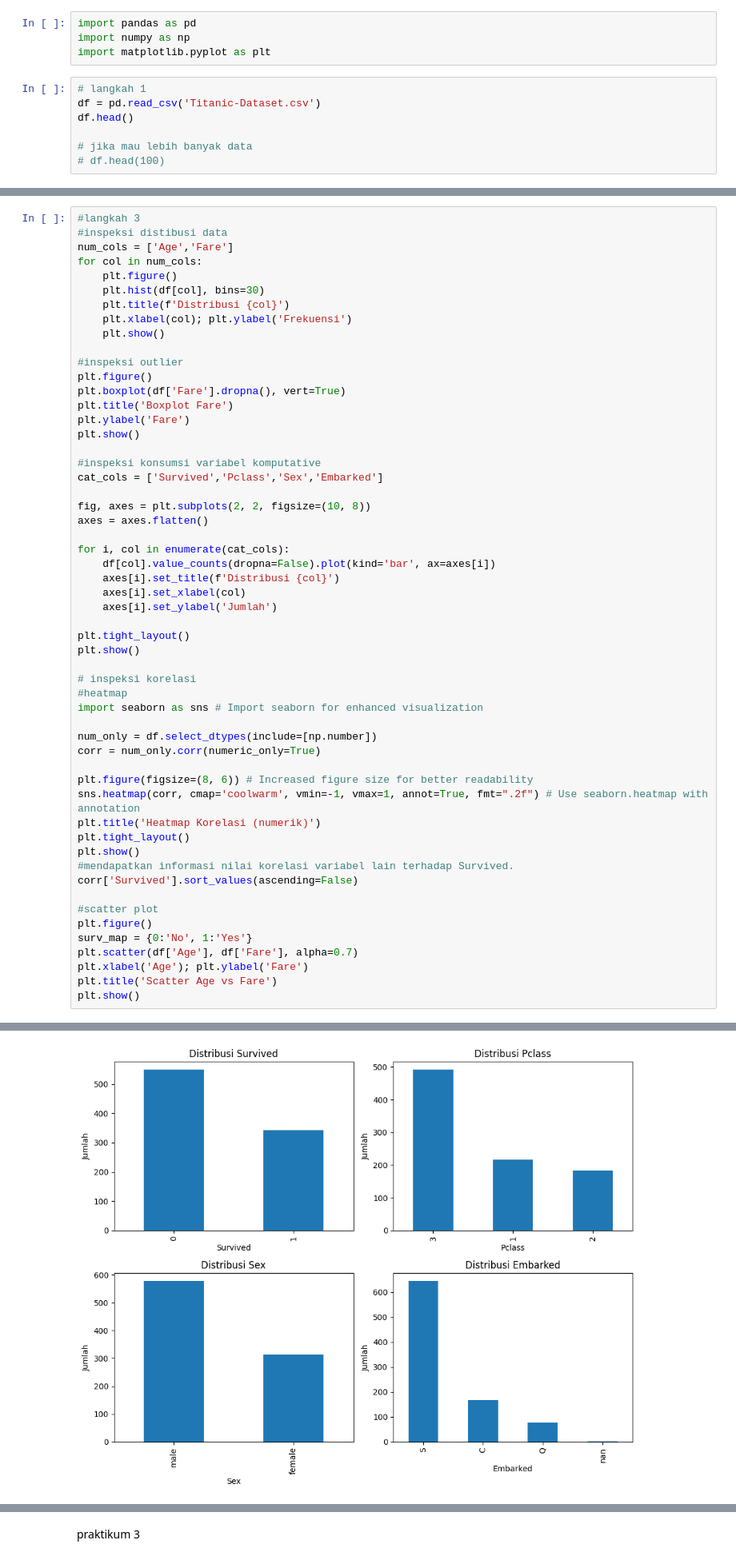
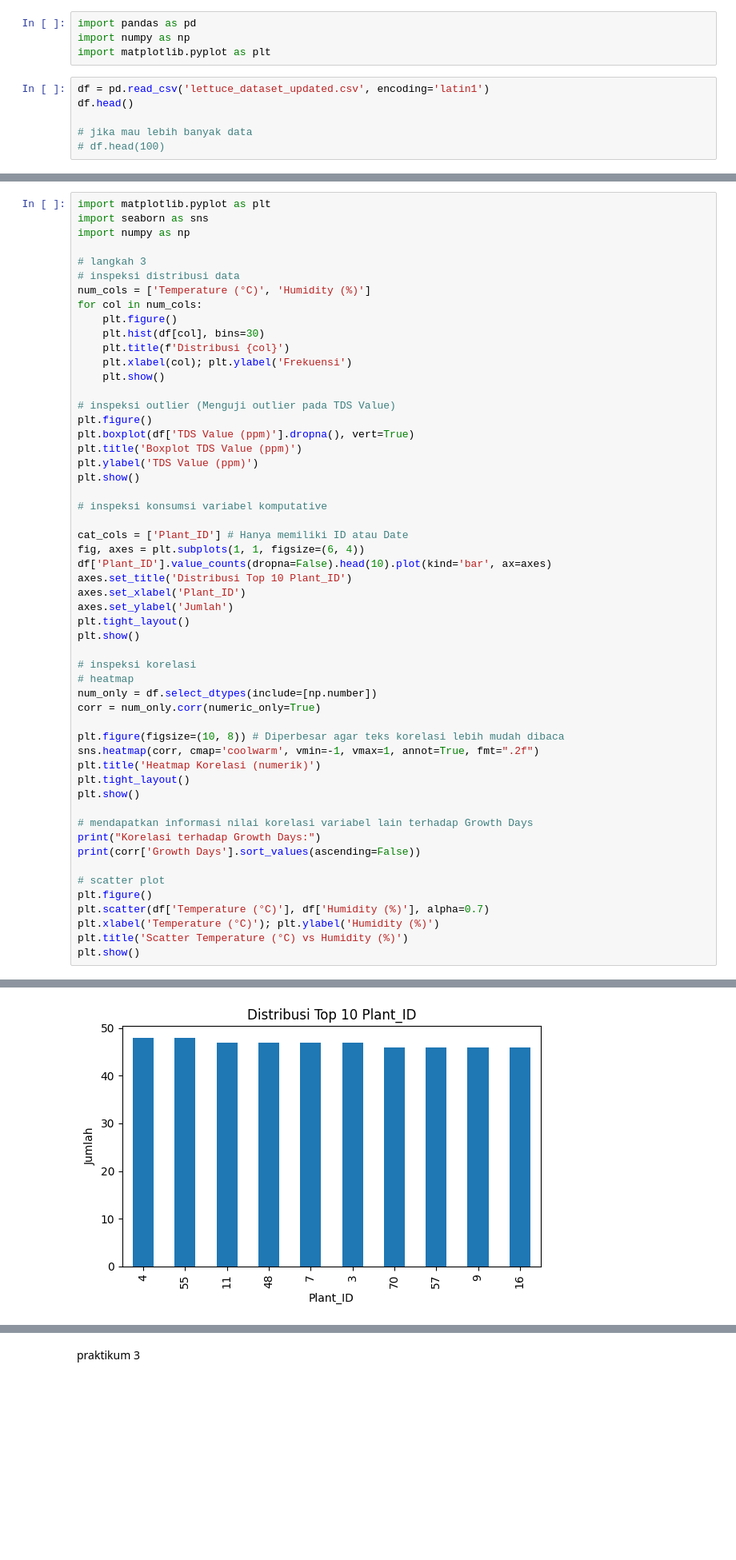
Before and after one commit to DinaKSari/244107020072_PEMBELAJARAN_MESIN, a Jupyter notebook: TG2_244107020072_DINA_KUMALA_SARI.ipynb, the cells around one changed output, grey strips where cells are left out. Shown at 80% size. Drawn from its saved outputs; the diff is of its cells as text; blank space fills up the shorter version.

Commit message:
mengganti agar menggunakan datasets PBL

```diff
--- a/TG2_244107020072_DINA_KUMALA_SARI.ipynb
+++ b/TG2_244107020072_DINA_KUMALA_SARI.ipynb
@@ -9,8 +9,7 @@ import pandas as pd
 import numpy as np
 import matplotlib.pyplot as plt
 # %%
-# langkah 1
-df = pd.read_csv('Titanic-Dataset.csv')
+df = pd.read_csv('lettuce_dataset_updated.csv', encoding='latin1')
 df.head()
 
 # jika mau lebih banyak data
@@ -67,7 +63,11 @@ memory usage: 83.7+ KB
 # %%
-#langkah 3
-#inspeksi distibusi data
-num_cols = ['Age','Fare']
+import matplotlib.pyplot as plt
+import seaborn as sns
+import numpy as np
+
+# langkah 3
+# inspeksi distribusi data
+num_cols = ['Temperature (°C)', 'Humidity (%)']
 for col in num_cols:
     plt.figure()
     plt.hist(df[col], bins=30)
@@ -75,48 +75,43 @@ for col in num_cols:
     plt.xlabel(col); plt.ylabel('Frekuensi')
     plt.show()
 
-#inspeksi outlier
+# inspeksi outlier (Menguji outlier pada TDS Value)
 plt.figure()
-plt.boxplot(df['Fare'].dropna(), vert=True)
-plt.title('Boxplot Fare')
-plt.ylabel('Fare')
+plt.boxplot(df['TDS Value (ppm)'].dropna(), vert=True)
+plt.title('Boxplot TDS Value (ppm)')
+plt.ylabel('TDS Value (ppm)')
 plt.show()
 
-#inspeksi konsumsi variabel komputative
-cat_cols = ['Survived','Pclass','Sex','Embarked']
+# inspeksi konsumsi variabel komputative
 
-fig, axes = plt.subplots(2, 2, figsize=(10, 8))
-axes = axes.flatten()
-
-for i, col in enumerate(cat_cols):
-    df[col].value_counts(dropna=False).plot(kind='bar', ax=axes[i])
-    axes[i].set_title(f'Distribusi {col}')
-    axes[i].set_xlabel(col)
-    axes[i].set_ylabel('Jumlah')
-
+cat_cols = ['Plant_ID'] # Hanya memiliki ID atau Date
+fig, axes = plt.subplots(1, 1, figsize=(6, 4))
+df['Plant_ID'].value_counts(dropna=False).head(10).plot(kind='bar', ax=axes)
+axes.set_title('Distribusi Top 10 Plant_ID')
+axes.set_xlabel('Plant_ID')
+axes.set_ylabel('Jumlah')
 plt.tight_layout()
 plt.show()
 
 # inspeksi korelasi
-#heatmap
-import seaborn as sns # Import seaborn for enhanced visualization
-
+# heatmap
 num_only = df.select_dtypes(include=[np.number])
 corr = num_only.corr(numeric_only=True)
 
-plt.figure(figsize=(8, 6)) # Increased figure size for better readability
-sns.heatmap(corr, cmap='coolwarm', vmin=-1, vmax=1, annot=True, fmt=".2f") # Use seaborn.heatmap with annotation
+plt.figure(figsize=(10, 8)) # Diperbesar agar teks korelasi lebih mudah dibaca
+sns.heatmap(corr, cmap='coolwarm', vmin=-1, vmax=1, annot=True, fmt=".2f")
 plt.title('Heatmap Korelasi (numerik)')
 plt.tight_layout()
 plt.show()
-#mendapatkan informasi nilai korelasi variabel lain terhadap Survived.
-corr['Survived'].sort_values(ascending=False)
 
-#scatter plot
+# mendapatkan informasi nilai korelasi variabel lain terhadap Growth Days
+print("Korelasi terhadap Growth Days:")
+print(corr['Growth Days'].sort_values(ascending=False))
+
+# scatter plot
 plt.figure()
-surv_map = {0:'No', 1:'Yes'}
-plt.scatter(df['Age'], df['Fare'], alpha=0.7)
-plt.xlabel('Age'); plt.ylabel('Fare')
-plt.title('Scatter Age vs Fare')
+plt.scatter(df['Temperature (°C)'], df['Humidity (%)'], alpha=0.7)
+plt.xlabel('Temperature (°C)'); plt.ylabel('Humidity (%)')
+plt.title('Scatter Temperature (°C) vs Humidity (%)')
 plt.show()
 # %% [output]
@@ -126 +121 @@ plt.show()
-[figure, old version]
+[figure, new version]
```
Also changed, not shown: parts of 16 cells of this notebook.
